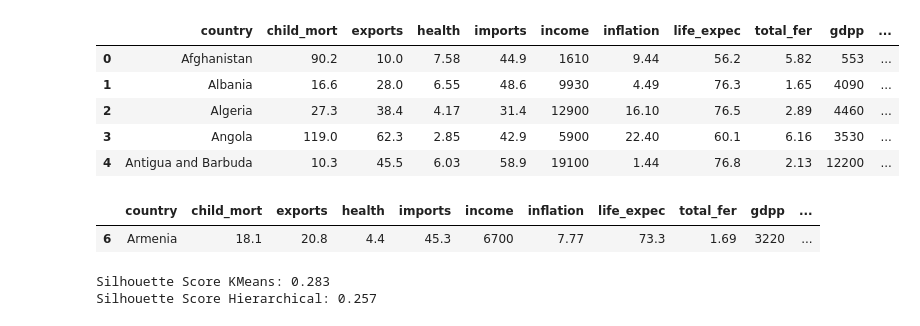
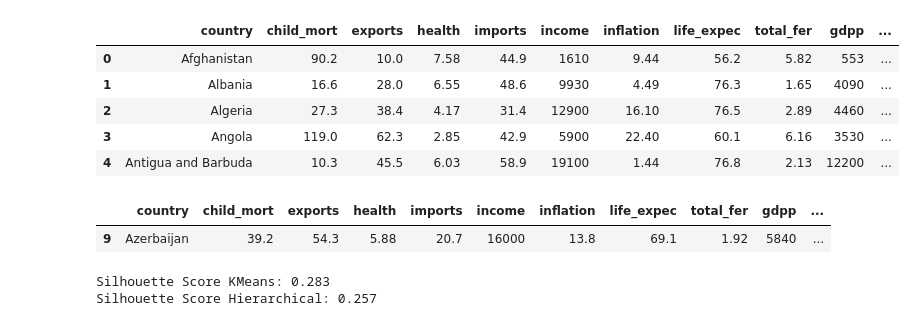
Before and after one commit to ShahinGanbar/QSS_tasks, a Jupyter notebook: Week7_Day2_CS.ipynb, the cells around one changed output. Cells and saved outputs as stored; diff of their text form; code cells hidden in the pictures.

```diff
--- a/Week7_Day2_CS.ipynb
+++ b/Week7_Day2_CS.ipynb
@@ -233,10 +233,10 @@ df.head()
 | 3 | Angola | 119.0 | 62.3 | 2.85 | 42.9 | 5900 | 22.40 | 60.1 | 6.16 | 3530 | ... |
 | 4 | Antigua and Barbuda | 10.3 | 45.5 | 6.03 | 58.9 | 19100 | 1.44 | 76.8 | 2.13 | 12200 | ... |
 # %%
-df[df["country"]=="Armenia"]
+df[df["country"]=="Azerbaijan"]
 # %% [output]
 |  | country | child_mort | exports | health | imports | income | inflation | life_expec | total_fer | gdpp | ... |
-| 6 | Armenia | 18.1 | 20.8 | 4.4 | 45.3 | 6700 | 7.77 | 73.3 | 1.69 | 3220 | ... |
+| 9 | Azerbaijan | 39.2 | 54.3 | 5.88 | 20.7 | 16000 | 13.8 | 69.1 | 1.92 | 5840 | ... |
 # %%
 from sklearn.metrics import silhouette_score
 
```
